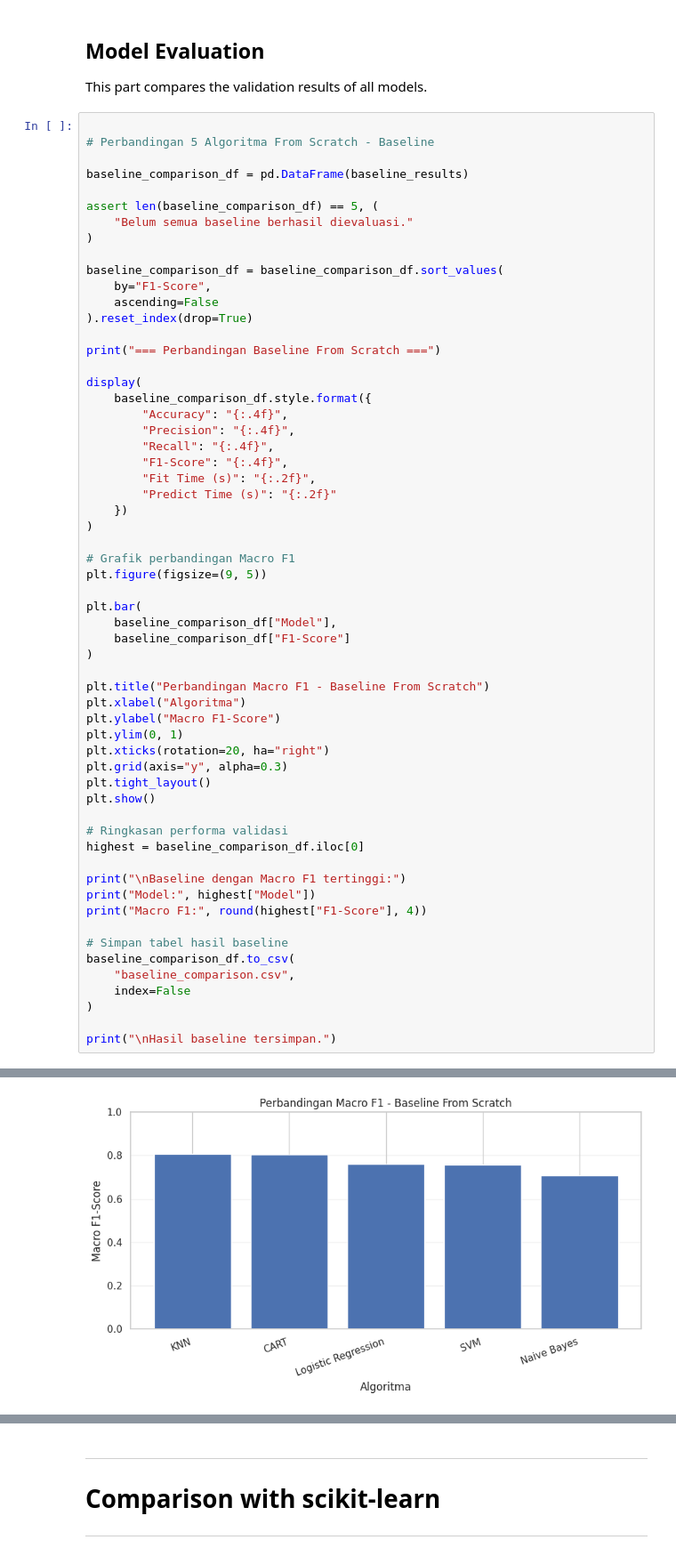
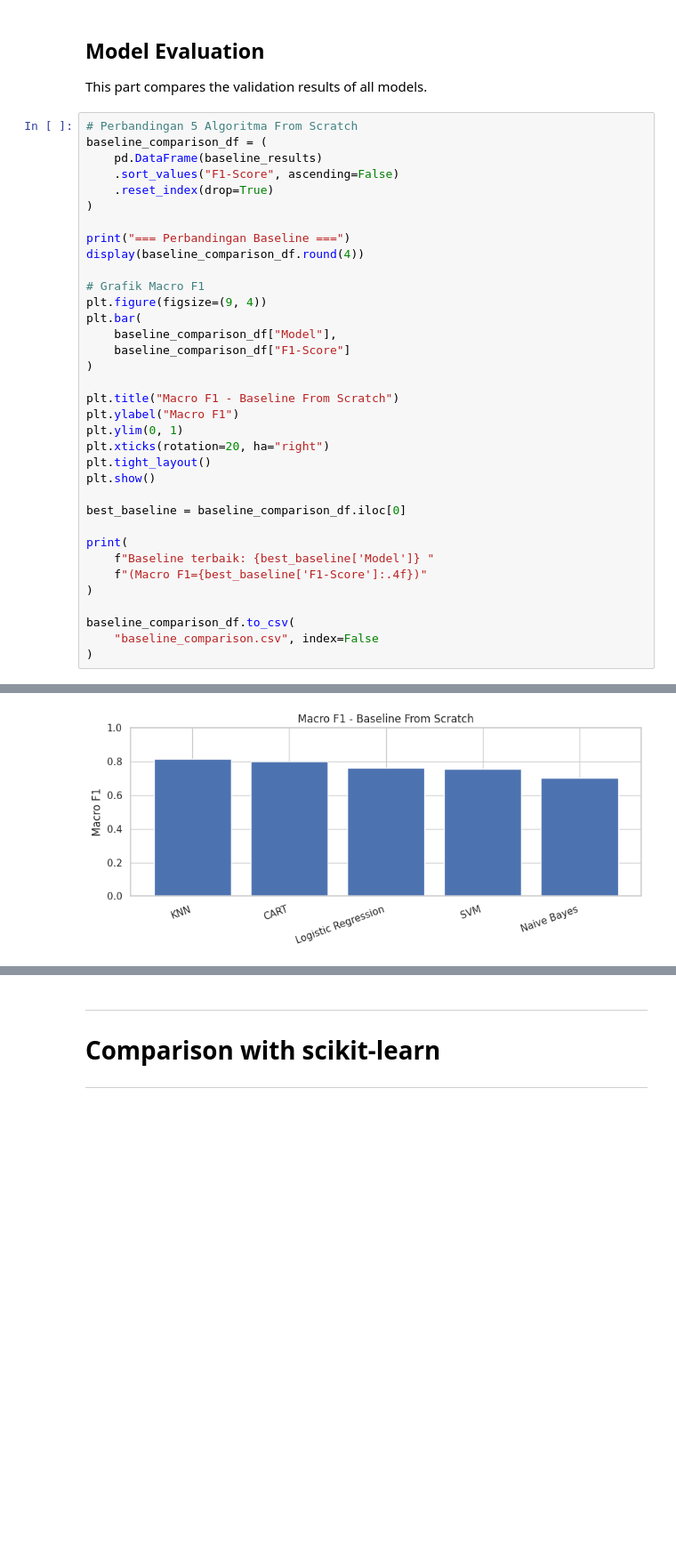
Before and after one commit to EliWidjojo/IF3170_G28_HaalinghamJayaAO3, a Jupyter notebook: notebooks/Notebook Tugas Besar 2 IF3170 Inteligensi Artifisial 2026-2027..ipynb, the cells around one changed output, grey strips where cells are left out. Shown at 89% size. Cells and saved outputs as stored; diff of their text form; blank space fills up the shorter version.

```diff
--- a/notebooks/Notebook Tugas Besar 2 IF3170 Inteligensi Artifisial 2026-2027..ipynb
+++ b/notebooks/Notebook Tugas Besar 2 IF3170 Inteligensi Artifisial 2026-2027..ipynb
@@ -1949,62 +1535,38 @@ Jumlah fitur: 23
 
 This part compares the validation results of all models.
 # %%
-
-# Perbandingan 5 Algoritma From Scratch - Baseline
-
-baseline_comparison_df = pd.DataFrame(baseline_results)
-
-assert len(baseline_comparison_df) == 5, (
-    "Belum semua baseline berhasil dievaluasi."
+# Perbandingan 5 Algoritma From Scratch
+baseline_comparison_df = (
+    pd.DataFrame(baseline_results)
+    .sort_values("F1-Score", ascending=False)
+    .reset_index(drop=True)
 )
 
-baseline_comparison_df = baseline_comparison_df.sort_values(
-    by="F1-Score",
-    ascending=False
-).reset_index(drop=True)
+print("=== Perbandingan Baseline ===")
+display(baseline_comparison_df.round(4))
 
-print("=== Perbandingan Baseline From Scratch ===")
-
-display(
-    baseline_comparison_df.style.format({
-        "Accuracy": "{:.4f}",
-        "Precision": "{:.4f}",
-        "Recall": "{:.4f}",
-        "F1-Score": "{:.4f}",
-        "Fit Time (s)": "{:.2f}",
-        "Predict Time (s)": "{:.2f}"
-    })
-)
-
-# Grafik perbandingan Macro F1
-plt.figure(figsize=(9, 5))
-
+# Grafik Macro F1
+plt.figure(figsize=(9, 4))
 plt.bar(
     baseline_comparison_df["Model"],
     baseline_comparison_df["F1-Score"]
 )
 
-plt.title("Perbandingan Macro F1 - Baseline From Scratch")
-plt.xlabel("Algoritma")
-plt.ylabel("Macro F1-Score")
+plt.title("Macro F1 - Baseline From Scratch")
+plt.ylabel("Macro F1")
 plt.ylim(0, 1)
 plt.xticks(rotation=20, ha="right")
-plt.grid(axis="y", alpha=0.3)
 plt.tight_layout()
 plt.show()
 
-# Ringkasan performa validasi
-highest = baseline_comparison_df.iloc[0]
+best_baseline = baseline_comparison_df.iloc[0]
 
-print("\nBaseline dengan Macro F1 tertinggi:")
-print("Model:", highest["Model"])
-print("Macro F1:", round(highest["F1-Score"], 4))
-
-# Simpan tabel hasil baseline
-baseline_comparison_df.to_csv(
-    "baseline_comparison.csv",
-    index=False
+print(
+    f"Baseline terbaik: {best_baseline['Model']} "
+    f"(Macro F1={best_baseline['F1-Score']:.4f})"
 )
 
-print("\nHasil baseline tersimpan.")
+baseline_comparison_df.to_csv(
+    "baseline_comparison.csv", index=False
+)
 # %% [output]
@@ -2018 +1580 @@ print("\nHasil baseline tersimpan.")
-[figure, old version]
+[figure, new version]
```
Also changed, not shown: parts of 66 cells of this notebook.
